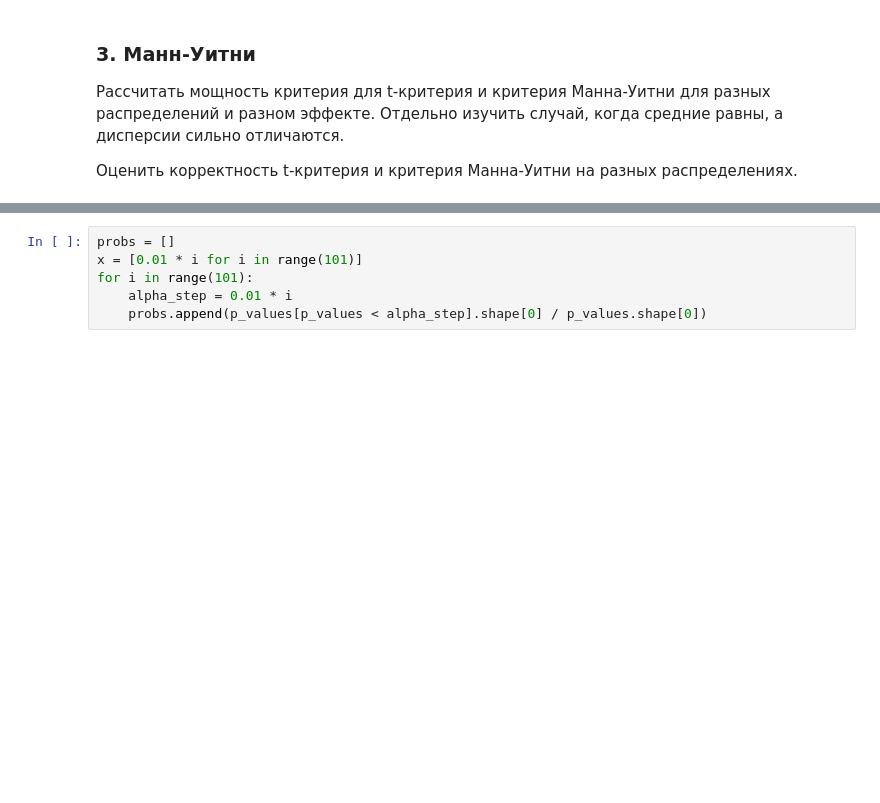
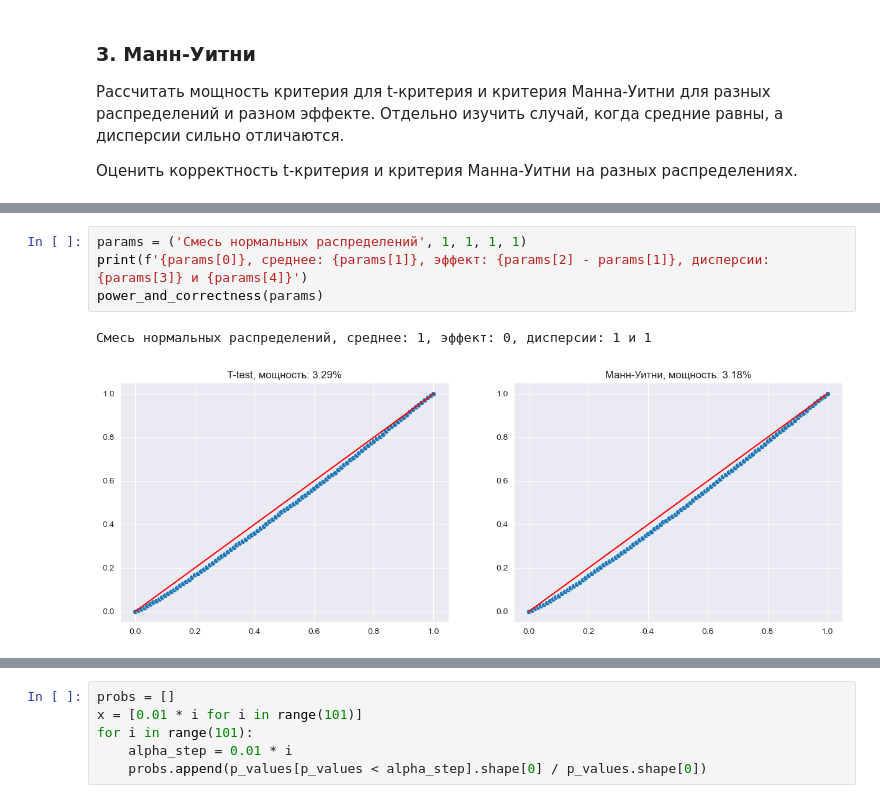
Before and after one commit to Naumenko-KM/MADE_2_AB, a Jupyter notebook: HWs /2.ipynb, the cells around one changed output, grey strips where cells are left out. Cells and saved outputs as stored; diff of their text form; blank space fills up the shorter version.

```diff
--- a/HWs /2.ipynb
+++ b/HWs /2.ipynb
@@ -189,0 +264,7 @@ bootstrap(x_a)
+# %%
+params = ('Смесь нормальных распределений', 1, 1, 1, 1)
+print(f'{params[0]}, среднее: {params[1]}, эффект: {params[2] - params[1]}, дисперсии: {params[3]} и {params[4]}')
+power_and_correctness(params)
+# %% [output]
+Смесь нормальных распределений, среднее: 1, эффект: 0, дисперсии: 1 и 1
+[figure, added]
```
Also changed, not shown: parts of 8 cells of this notebook, 1 other file.
